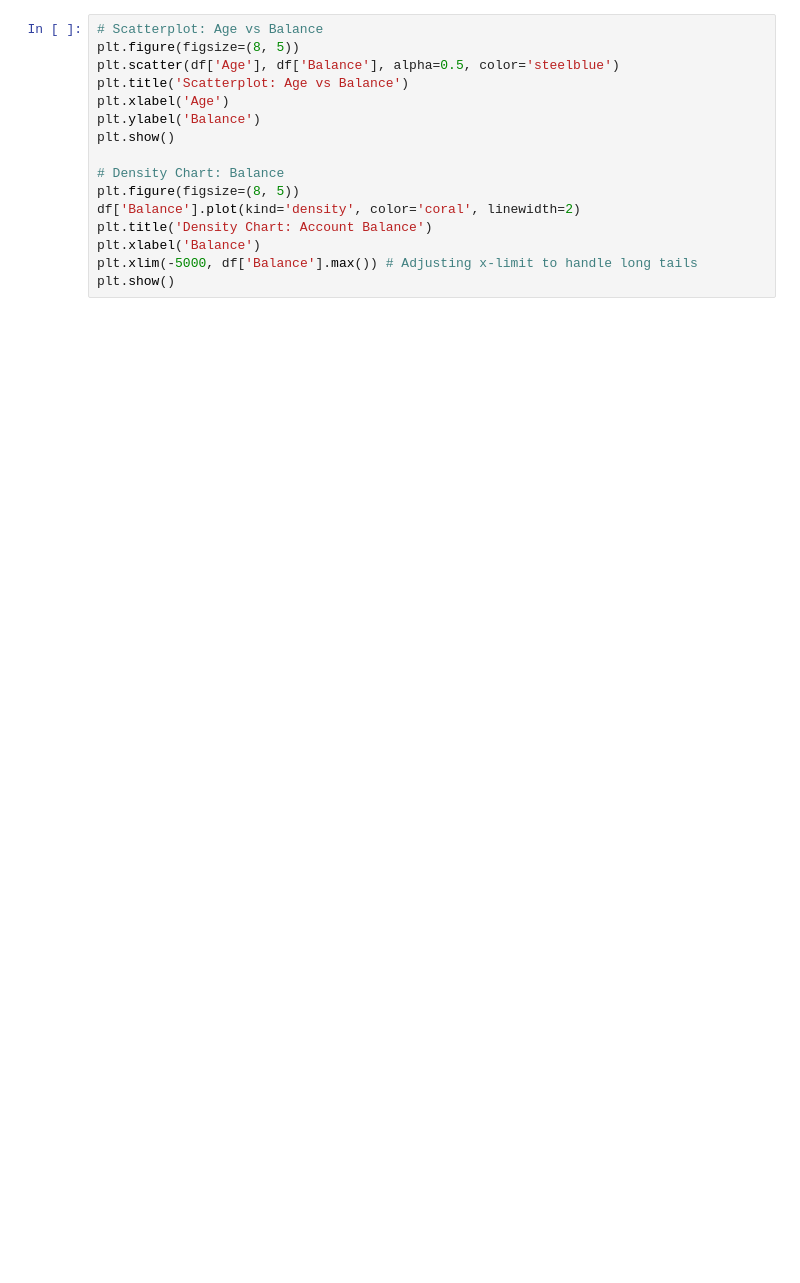
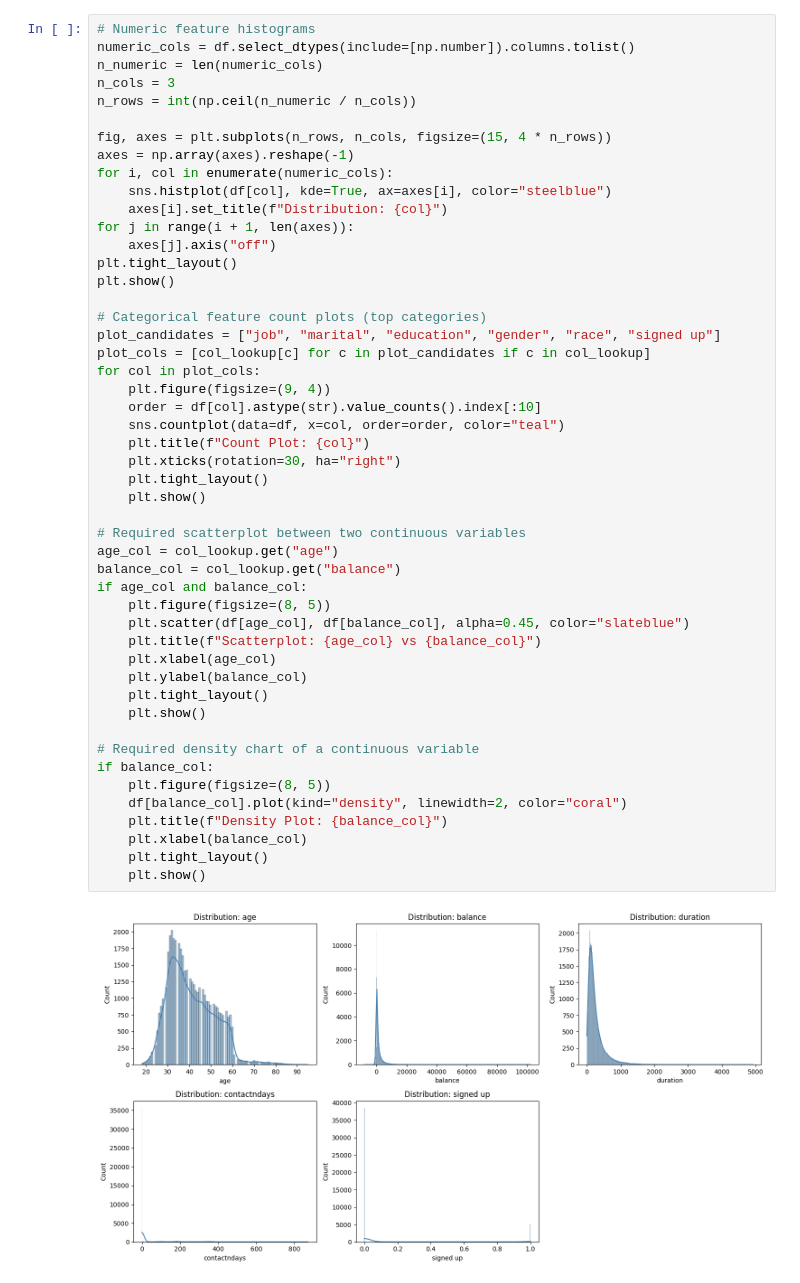
Before and after one commit to enchien8/ds1001_final, a Jupyter notebook: Final Project.ipynb, the cells around one changed output. Cells and saved outputs as stored; diff of their text form; blank space fills up the shorter version.

```diff
--- a/Final Project.ipynb
+++ b/Final Project.ipynb
@@ -21,16 +121,51 @@ print(df.isnull().sum())
 # %%
-# Scatterplot: Age vs Balance
-plt.figure(figsize=(8, 5))
-plt.scatter(df['Age'], df['Balance'], alpha=0.5, color='steelblue')
-plt.title('Scatterplot: Age vs Balance')
-plt.xlabel('Age')
-plt.ylabel('Balance')
+# Numeric feature histograms
+numeric_cols = df.select_dtypes(include=[np.number]).columns.tolist()
+n_numeric = len(numeric_cols)
+n_cols = 3
+n_rows = int(np.ceil(n_numeric / n_cols))
+
+fig, axes = plt.subplots(n_rows, n_cols, figsize=(15, 4 * n_rows))
+axes = np.array(axes).reshape(-1)
+for i, col in enumerate(numeric_cols):
+    sns.histplot(df[col], kde=True, ax=axes[i], color="steelblue")
+    axes[i].set_title(f"Distribution: {col}")
+for j in range(i + 1, len(axes)):
+    axes[j].axis("off")
+plt.tight_layout()
 plt.show()
 
-# Density Chart: Balance
-plt.figure(figsize=(8, 5))
-df['Balance'].plot(kind='density', color='coral', linewidth=2)
-plt.title('Density Chart: Account Balance')
-plt.xlabel('Balance')
-plt.xlim(-5000, df['Balance'].max()) # Adjusting x-limit to handle long tails
-plt.show()
+# Categorical feature count plots (top categories)
+plot_candidates = ["job", "marital", "education", "gender", "race", "signed up"]
+plot_cols = [col_lookup[c] for c in plot_candidates if c in col_lookup]
+for col in plot_cols:
+    plt.figure(figsize=(9, 4))
+    order = df[col].astype(str).value_counts().index[:10]
+    sns.countplot(data=df, x=col, order=order, color="teal")
+    plt.title(f"Count Plot: {col}")
+    plt.xticks(rotation=30, ha="right")
+    plt.tight_layout()
+    plt.show()
+
+# Required scatterplot between two continuous variables
+age_col = col_lookup.get("age")
+balance_col = col_lookup.get("balance")
+if age_col and balance_col:
+    plt.figure(figsize=(8, 5))
+    plt.scatter(df[age_col], df[balance_col], alpha=0.45, color="slateblue")
+    plt.title(f"Scatterplot: {age_col} vs {balance_col}")
+    plt.xlabel(age_col)
+    plt.ylabel(balance_col)
+    plt.tight_layout()
+    plt.show()
+
+# Required density chart of a continuous variable
+if balance_col:
+    plt.figure(figsize=(8, 5))
+    df[balance_col].plot(kind="density", linewidth=2, color="coral")
+    plt.title(f"Density Plot: {balance_col}")
+    plt.xlabel(balance_col)
+    plt.tight_layout()
+    plt.show()
+# %% [output]
+[figure, added]
```
Also changed, not shown: parts of 17 cells of this notebook.
